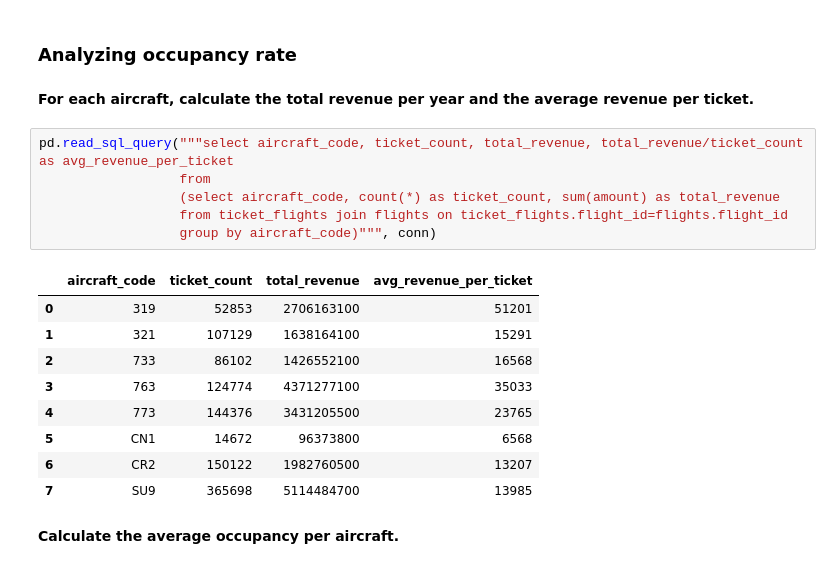
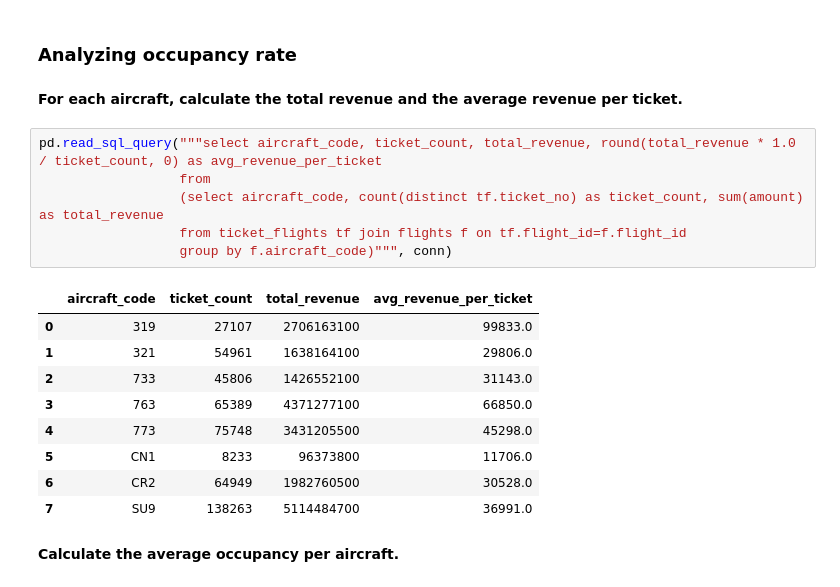
Before and after one commit to rishav197/Airline-Data-Analysis, a Jupyter notebook: Airline_Data_Analysis.ipynb, the cells around one changed output. Cells and saved outputs as stored; diff of their text form.

```diff
--- a/Airline_Data_Analysis.ipynb
+++ b/Airline_Data_Analysis.ipynb
@@ -246,23 +246,23 @@ plt.show()
 # %% [markdown]
 ### Analyzing occupancy rate
 # %% [markdown]
-**For each aircraft, calculate the total revenue per year and the average revenue per ticket.**
+**For each aircraft, calculate the total revenue and the average revenue per ticket.**
 # %%
-pd.read_sql_query("""select aircraft_code, ticket_count, total_revenue, total_revenue/ticket_count as avg_revenue_per_ticket
+pd.read_sql_query("""select aircraft_code, ticket_count, total_revenue, round(total_revenue * 1.0 / ticket_count, 0) as avg_revenue_per_ticket
                   from
-                  (select aircraft_code, count(*) as ticket_count, sum(amount) as total_revenue
-                  from ticket_flights join flights on ticket_flights.flight_id=flights.flight_id
-                  group by aircraft_code)""", conn)
+                  (select aircraft_code, count(distinct tf.ticket_no) as ticket_count, sum(amount) as total_revenue
+                  from ticket_flights tf join flights f on tf.flight_id=f.flight_id
+                  group by f.aircraft_code)""", conn)
 # %% [output]
 |  | aircraft_code | ticket_count | total_revenue | avg_revenue_per_ticket |
-| 0 | 319 | 52853 | 2706163100 | 51201 |
-| 1 | 321 | 107129 | 1638164100 | 15291 |
-| 2 | 733 | 86102 | 1426552100 | 16568 |
-| 3 | 763 | 124774 | 4371277100 | 35033 |
-| 4 | 773 | 144376 | 3431205500 | 23765 |
-| 5 | CN1 | 14672 | 96373800 | 6568 |
-| 6 | CR2 | 150122 | 1982760500 | 13207 |
-| 7 | SU9 | 365698 | 5114484700 | 13985 |
+| 0 | 319 | 27107 | 2706163100 | 99833.0 |
+| 1 | 321 | 54961 | 1638164100 | 29806.0 |
+| 2 | 733 | 45806 | 1426552100 | 31143.0 |
+| 3 | 763 | 65389 | 4371277100 | 66850.0 |
+| 4 | 773 | 75748 | 3431205500 | 45298.0 |
+| 5 | CN1 | 8233 | 96373800 | 11706.0 |
+| 6 | CR2 | 64949 | 1982760500 | 30528.0 |
+| 7 | SU9 | 138263 | 5114484700 | 36991.0 |
 # %% [markdown]
 **Calculate the average occupancy per aircraft.**
 # %%
```
Also changed, not shown: parts of 9 cells of this notebook.
